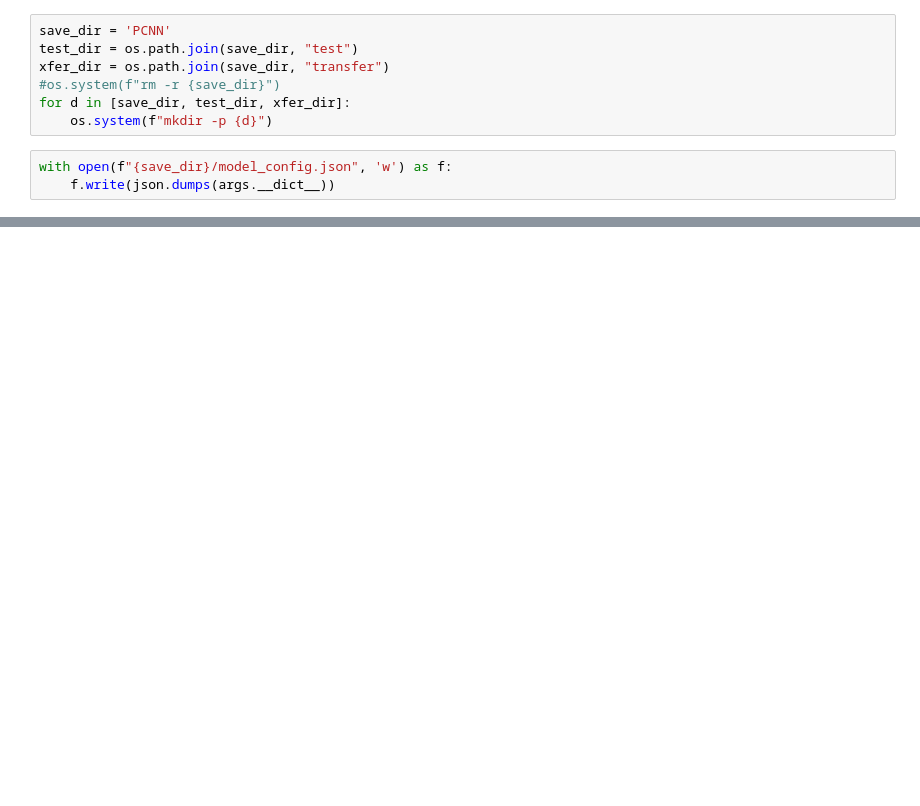
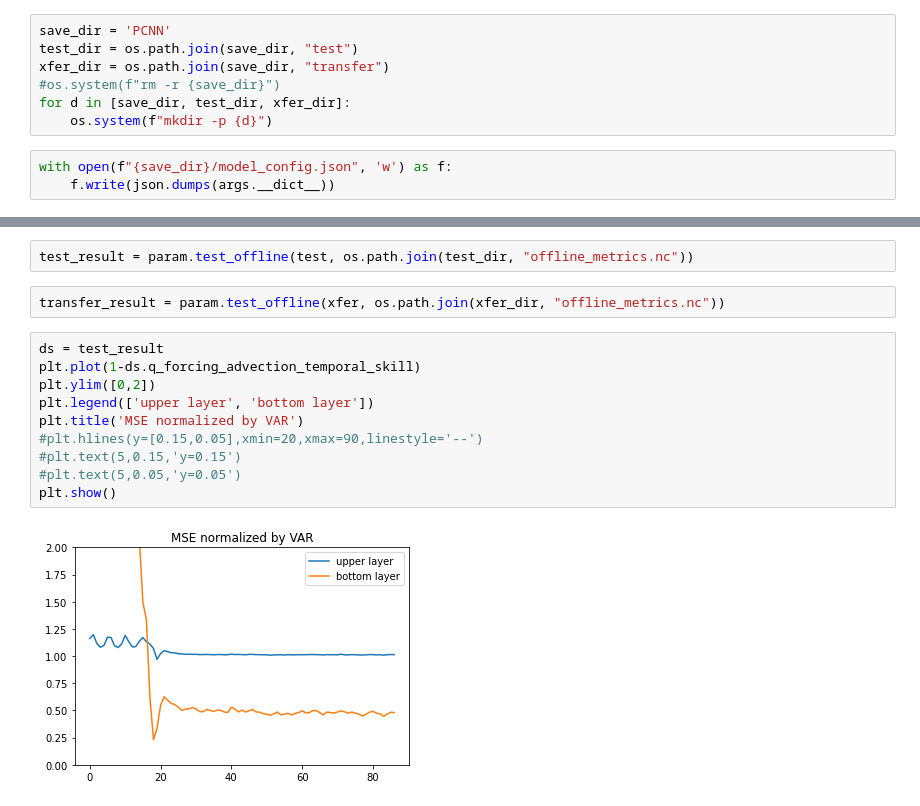
Before and after one commit to Pperezhogin/pyqg_experiments_Ross, a Jupyter notebook: pyqg_subgrid_experiments/test_PCNN.ipynb, the cells around one changed output, grey strips where cells are left out. Cells and saved outputs as stored; diff of their text form; blank space fills up the shorter version.

```diff
--- a/pyqg_subgrid_experiments/test_PCNN.ipynb
+++ b/pyqg_subgrid_experiments/test_PCNN.ipynb
@@ -87,0 +99,16 @@ False
+# %%
+test_result = param.test_offline(test, os.path.join(test_dir, "offline_metrics.nc"))
+# %%
+transfer_result = param.test_offline(xfer, os.path.join(xfer_dir, "offline_metrics.nc"))
+# %%
+ds = test_result
+plt.plot(1-ds.q_forcing_advection_temporal_skill)
+plt.ylim([0,2])
+plt.legend(['upper layer', 'bottom layer'])
+plt.title('MSE normalized by VAR')
+#plt.hlines(y=[0.15,0.05],xmin=20,xmax=90,linestyle='--')
+#plt.text(5,0.15,'y=0.15')
+#plt.text(5,0.05,'y=0.05')
+plt.show()
+# %% [output]
+[figure, added]
```
Also changed, not shown: parts of 15 cells of this notebook, 6 other files.
